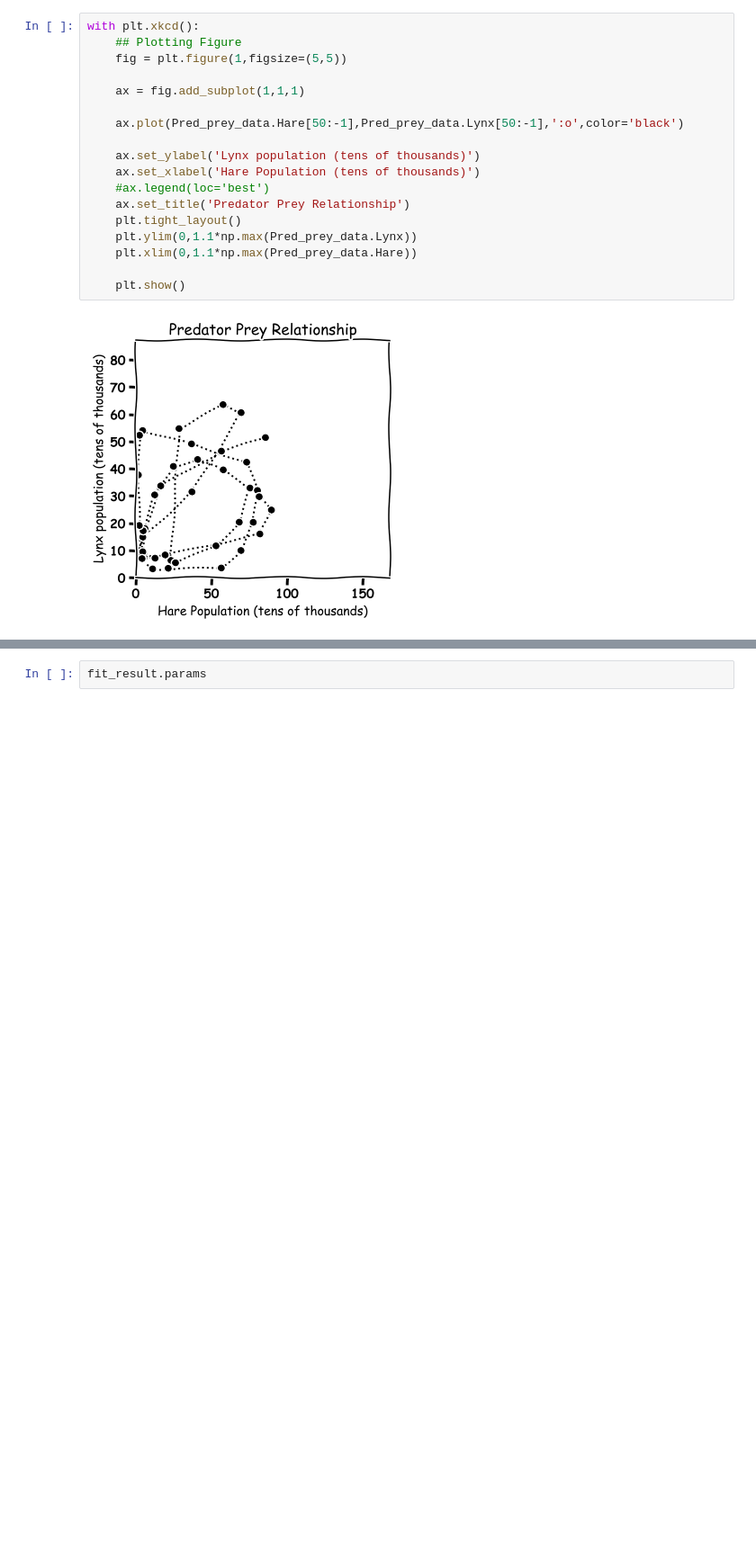
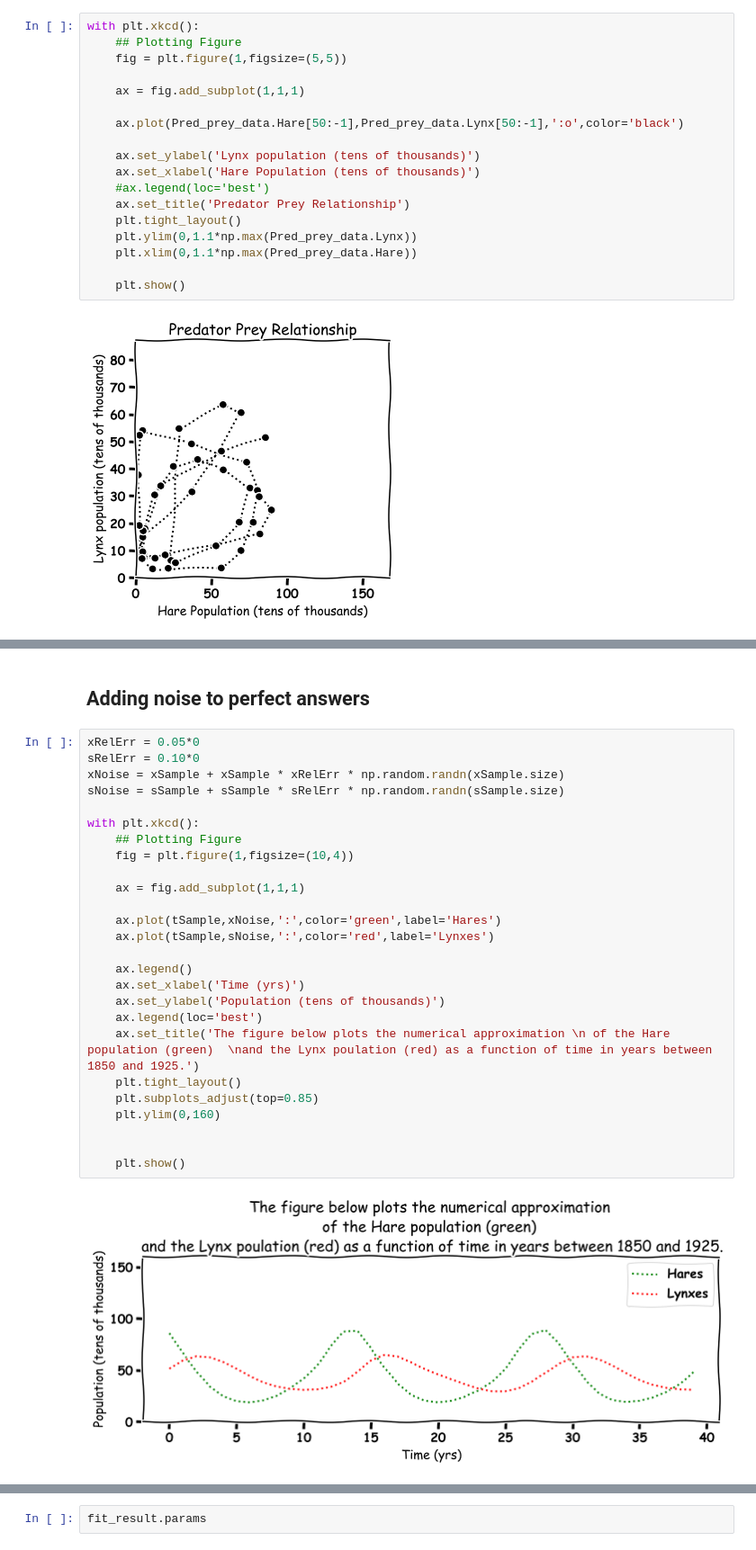
Before and after one commit to john-s-butler-dit/Predator-Prey-for-Young-Minds, a Jupyter notebook: Snow Hares and Lynxes Frontiers for Young Minds.ipynb, the cells around one changed output, grey strips where cells are left out. Shown at 90% size. Drawn from its saved outputs; the diff is of its cells as text; blank space fills up the shorter version.

```diff
--- a/Snow Hares and Lynxes Frontiers for Young Minds.ipynb
+++ b/Snow Hares and Lynxes Frontiers for Young Minds.ipynb
@@ -326,0 +282,30 @@ r_squared              -0.13655138312874993
+# %% [markdown]
+## Adding noise to perfect answers
+# %%
+xRelErr = 0.05*0
+sRelErr = 0.10*0
+xNoise = xSample + xSample * xRelErr * np.random.randn(xSample.size)
+sNoise = sSample + sSample * sRelErr * np.random.randn(sSample.size)
+
+with plt.xkcd():
+    ## Plotting Figure
+    fig = plt.figure(1,figsize=(10,4))
+
+    ax = fig.add_subplot(1,1,1)
+
+    ax.plot(tSample,xNoise,':',color='green',label='Hares')
+    ax.plot(tSample,sNoise,':',color='red',label='Lynxes')
+
+    ax.legend()
+    ax.set_xlabel('Time (yrs)')
+    ax.set_ylabel('Population (tens of thousands)')
+    ax.legend(loc='best')
+    ax.set_title('The figure below plots the numerical approximation \n of the Hare population (green)  \nand the Lynx poulation (red) as a function of time in years between 1850 and 1925.')
+    plt.tight_layout()
+    plt.subplots_adjust(top=0.85)
+    plt.ylim(0,160)
+
+
+    plt.show()
+# %% [output]
+[figure, added]
```
Also changed, not shown: parts of 22 cells of this notebook, 4 other files.
